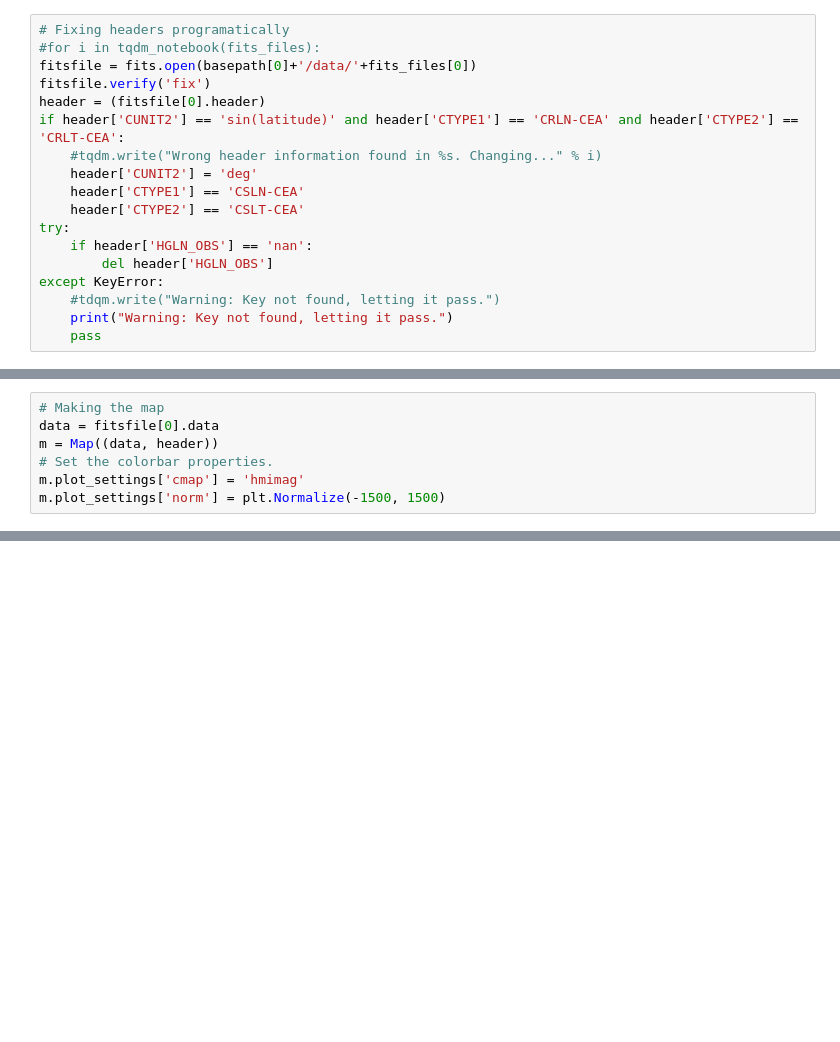
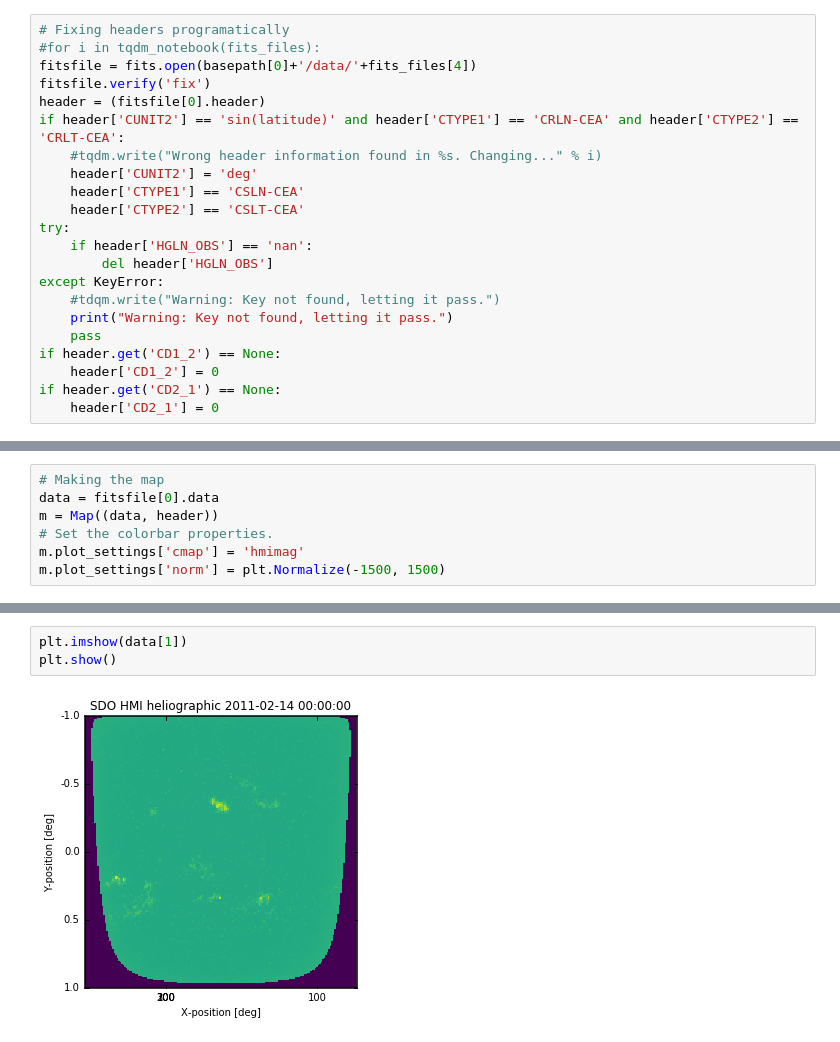
Before and after one commit to ijpulidos/solar-physics-ex, a Jupyter notebook: rotation/Getting Data.ipynb, the cells around one changed output, grey strips where cells are left out. Cells and saved outputs as stored; diff of their text form; blank space fills up the shorter version.

Commit message:
Manually adding needed headers. HMI data team fails to support FITS standard. Again, added some files that wasnt needed.

```diff
--- a/rotation/Getting Data.ipynb
+++ b/rotation/Getting Data.ipynb
@@ -57,7 +58,7 @@ fits_files = !ls data/
 # %%
 # Fixing headers programatically
 #for i in tqdm_notebook(fits_files):
-fitsfile = fits.open(basepath[0]+'/data/'+fits_files[0])
+fitsfile = fits.open(basepath[0]+'/data/'+fits_files[4])
 fitsfile.verify('fix')
 header = (fitsfile[0].header)
 if header['CUNIT2'] == 'sin(latitude)' and header['CTYPE1'] == 'CRLN-CEA' and header['CTYPE2'] == 'CRLT-CEA':
@@ -72,6 +73,10 @@ except KeyError:
     #tdqm.write("Warning: Key not found, letting it pass.")
     print("Warning: Key not found, letting it pass.")
     pass
+if header.get('CD1_2') == None:
+    header['CD1_2'] = 0
+if header.get('CD2_1') == None:
+    header['CD2_1'] = 0
 # %% [output]
 Warning: Key not found, letting it pass.
 # %%
@@ -119,0 +148,5 @@ HISTORY  given RMS 'uncertainty'-frame values of -1000.0.
+# %%
+plt.imshow(data[1])
+plt.show()
+# %% [output]
+[figure, added]
```
Also changed, not shown: parts of 7 cells of this notebook, 1 other file.
